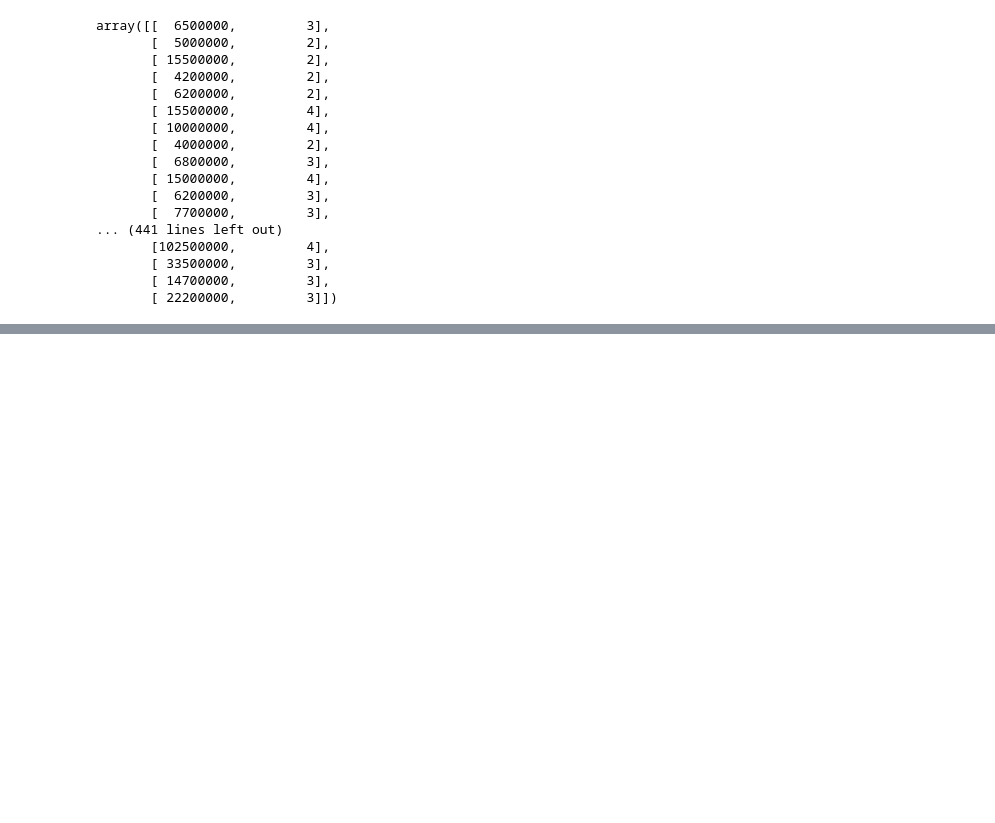
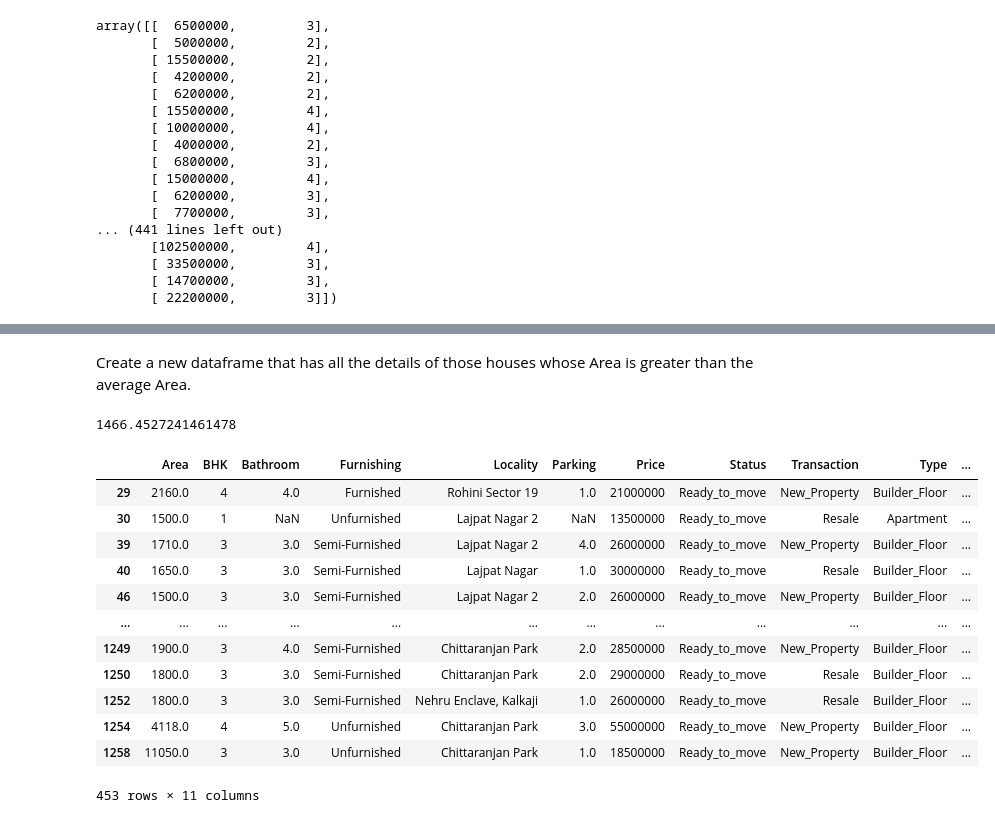
Before and after one commit to asmaanjum0910-sketch/data-science-60-days, a Jupyter notebook: Datascience.ipynb, the cells around one changed output, grey strips where cells are left out. Saved outputs shown, nothing was run; the diff lists cells and outputs as text; code cells hidden in the pictures; blank space fills up the shorter version.

```diff
--- a/Datascience.ipynb
+++ b/Datascience.ipynb
@@ -1153,0 +1173,23 @@ array([[  6500000,         3],
+# %% [markdown]
+Create a new dataframe that has all the details of those houses whose Area is greater than the average Area.
+# %%
+df=pd.read_csv('IndianHouses.csv')
+data=df['Area'].mean()
+print(data)
+new_data=df[df['Area']>data]
+new_data
+# %% [output]
+1466.4527241461478
+|  | Area | BHK | Bathroom | Furnishing | Locality | Parking | Price | Status | Transaction | Type | ... |
+| 29 | 2160.0 | 4 | 4.0 | Furnished | Rohini Sector 19 | 1.0 | 21000000 | Ready_to_move | New_Property | Builder_Floor | ... |
+| 30 | 1500.0 | 1 | NaN | Unfurnished | Lajpat Nagar 2 | NaN | 13500000 | Ready_to_move | Resale | Apartment | ... |
+| 39 | 1710.0 | 3 | 3.0 | Semi-Furnished | Lajpat Nagar 2 | 4.0 | 26000000 | Ready_to_move | New_Property | Builder_Floor | ... |
+| 40 | 1650.0 | 3 | 3.0 | Semi-Furnished | Lajpat Nagar | 1.0 | 30000000 | Ready_to_move | Resale | Builder_Floor | ... |
+| 46 | 1500.0 | 3 | 3.0 | Semi-Furnished | Lajpat Nagar 2 | 2.0 | 26000000 | Ready_to_move | New_Property | Builder_Floor | ... |
+| ... | ... | ... | ... | ... | ... | ... | ... | ... | ... | ... | ... |
+| 1249 | 1900.0 | 3 | 4.0 | Semi-Furnished | Chittaranjan Park | 2.0 | 28500000 | Ready_to_move | New_Property | Builder_Floor | ... |
+| 1250 | 1800.0 | 3 | 3.0 | Semi-Furnished | Chittaranjan Park | 2.0 | 29000000 | Ready_to_move | Resale | Builder_Floor | ... |
+| 1252 | 1800.0 | 3 | 3.0 | Semi-Furnished | Nehru Enclave, Kalkaji | 1.0 | 26000000 | Ready_to_move | Resale | Builder_Floor | ... |
+| 1254 | 4118.0 | 4 | 5.0 | Unfurnished | Chittaranjan Park | 3.0 | 55000000 | Ready_to_move | New_Property | Builder_Floor | ... |
+| 1258 | 11050.0 | 3 | 3.0 | Unfurnished | Chittaranjan Park | 1.0 | 18500000 | Ready_to_move | New_Property | Builder_Floor | ... |
+453 rows × 11 columns
```
Also changed, not shown: parts of 7 cells of this notebook.
